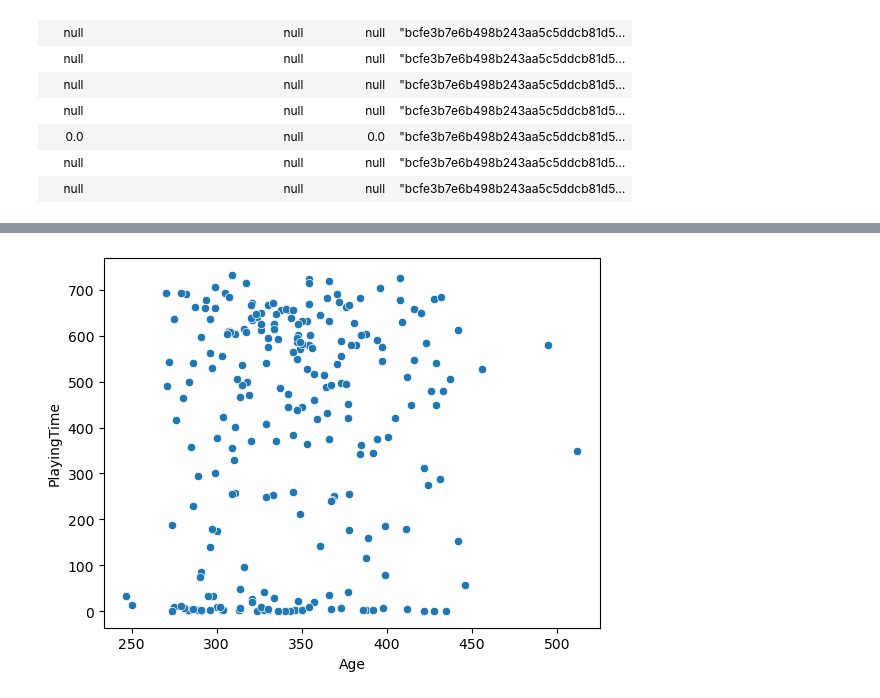
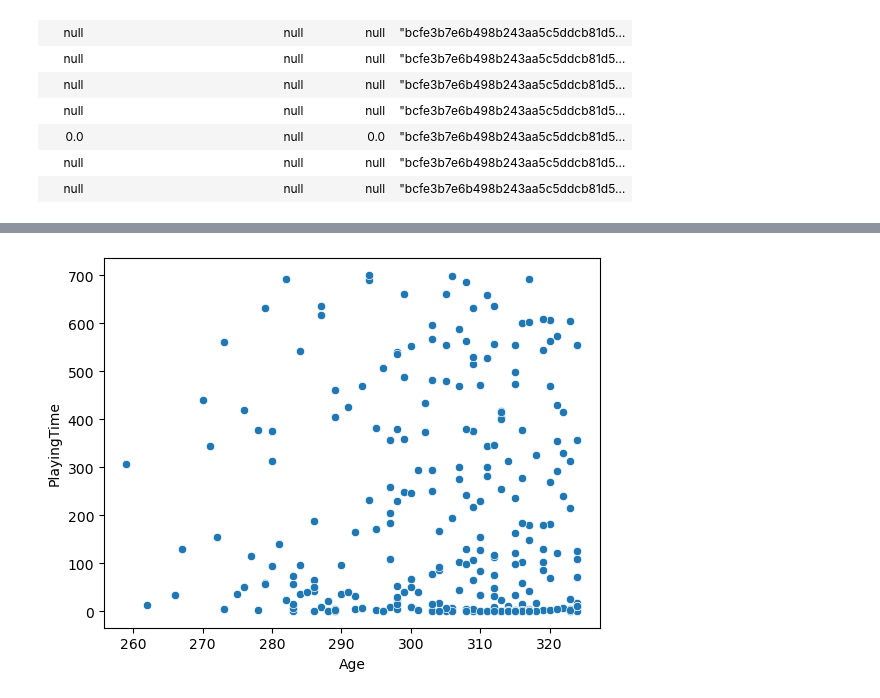
Before and after one commit to Lou-Zhou/reds-hackathon, a Jupyter notebook: data_analysis.ipynb, the cells around one changed output, grey strips where cells are left out. Saved outputs shown, nothing was run; the diff lists cells and outputs as text; code cells hidden in the pictures.

Commit message:
more modeling

```diff
--- a/data_analysis.ipynb
+++ b/data_analysis.ipynb
@@ -322,0 +308,12 @@ shape: (2_398, 11)
+# %%
+prevbatterTS = batterTS.with_columns(
+   (pl.col("year") - 1).alias("year")
+).rename({"PlayingTime":"NextYrPlayingTime"}).select("batter", "year", "NextYrPlayingTime", "Age", "TIL")
+# %%
+prevbatterTS = (prevbatterTS.join(batterTS, on = ["batter", "year"])
+                .rename({
+    "Age_right": "next_year_age",
+    "TIL_right": "next_year_TIL",
+}))
+prevbatterTS.filter(pl.col("batter").str.starts_with("26ac979bacd0020877044a7be8138b"))
+#each player should have two rows
@@ -323,3 +326,4 @@ shape: (2_398, 11)
 # %%
-nextyearWOBA = batterTS.join(regressedWOBA, left_on = ["batter","year"], right_on = ["batter", "next_year"])
-currentWOBA = batterTS.join(regressedWOBA, left_on = ["batter","year"], right_on = ["batter", "game_year"])
+nextyearWOBA = (prevbatterTS
+                .join(regressedWOBA, left_on = ["batter","year"], right_on = ["batter", "game_year"], how = "full")
+                .fill_null(0).drop("batter_right"))
@@ -363,12 +346,0 @@ sns.scatterplot(x = "RegressedWOBA", y = "PlayingTime", data = nextyearWOBA.to_p
-# %%
-"""Modeling
-using batter as a feature - CATBOOST
-GPBoost Model
-PyMC Model
-
-"""
-lastyear = nextyearWOBA.with_columns(
-    (pl.col("year") - 1).alias("last_year")
-).select("batter", "last_year", "PlayingTime").rename({"PlayingTime": "LastYearPlayingTime"})
-lastyear
-nextyearWOBA = nextyearWOBA.join(lastyear, left_on = ["batter", "year"], right_on = ["batter", "last_year"])
@@ -412,18 +347,18 @@ shape: (1_196, 14)
 # %%
 import numpy as np
 import matplotlib.pyplot as plt
 from scipy.optimize import curve_fit
-def fitCurve(filter):
-    if batter:
-        batterdf = currentWOBA.filter(filter)
+def fitCurve(filter_criteria, title = ""):
+    batterdf = nextyearWOBA.filter(filter_criteria)
     if batterdf.shape[0] == 1:
         return "Only one point"
+    #print(batterdf.select("PlayingTime"))
     #sns.regplot(x='Age', y='PlayingTime', data=batterdf.head(2), ci = False, scatter= False).set_title(f"batter id: {batter}")
-    sns.scatterplot(data=batterdf, x='Age', y='PlayingTime')
+    sns.scatterplot(x='Age', y='PlayingTime', data = batterdf).set_title(title)
 iter = 20
-filter = pl.col("RegressedWOBA") > 0.35
+filter = (pl.col("RegressedWOBA").is_between(0.3, 0.5)) & pl.col("Age").is_between(20 * 12, 27 * 12)
 #list(currentWOBA.group_by("batter").len().filter(pl.col("len") == 3).get_column("batter"))[iter]
 fitCurve(filter)#not always linear! - need to use nonlinear approaches - somewhat good interpolation
 # %% [output]
-[figure, old version]
+[figure, new version]
 # %%
```
Also changed, not shown: parts of 24 cells of this notebook.
